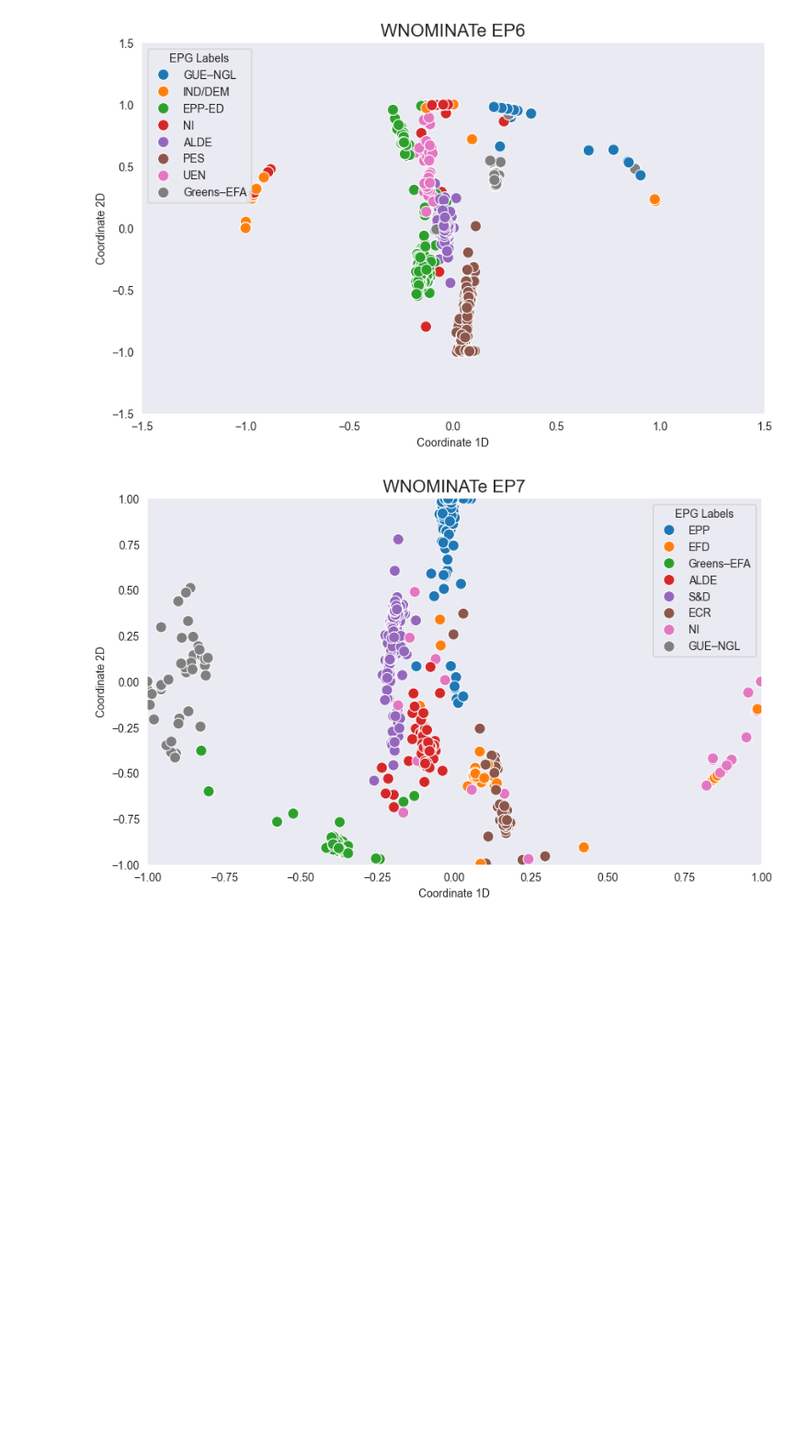
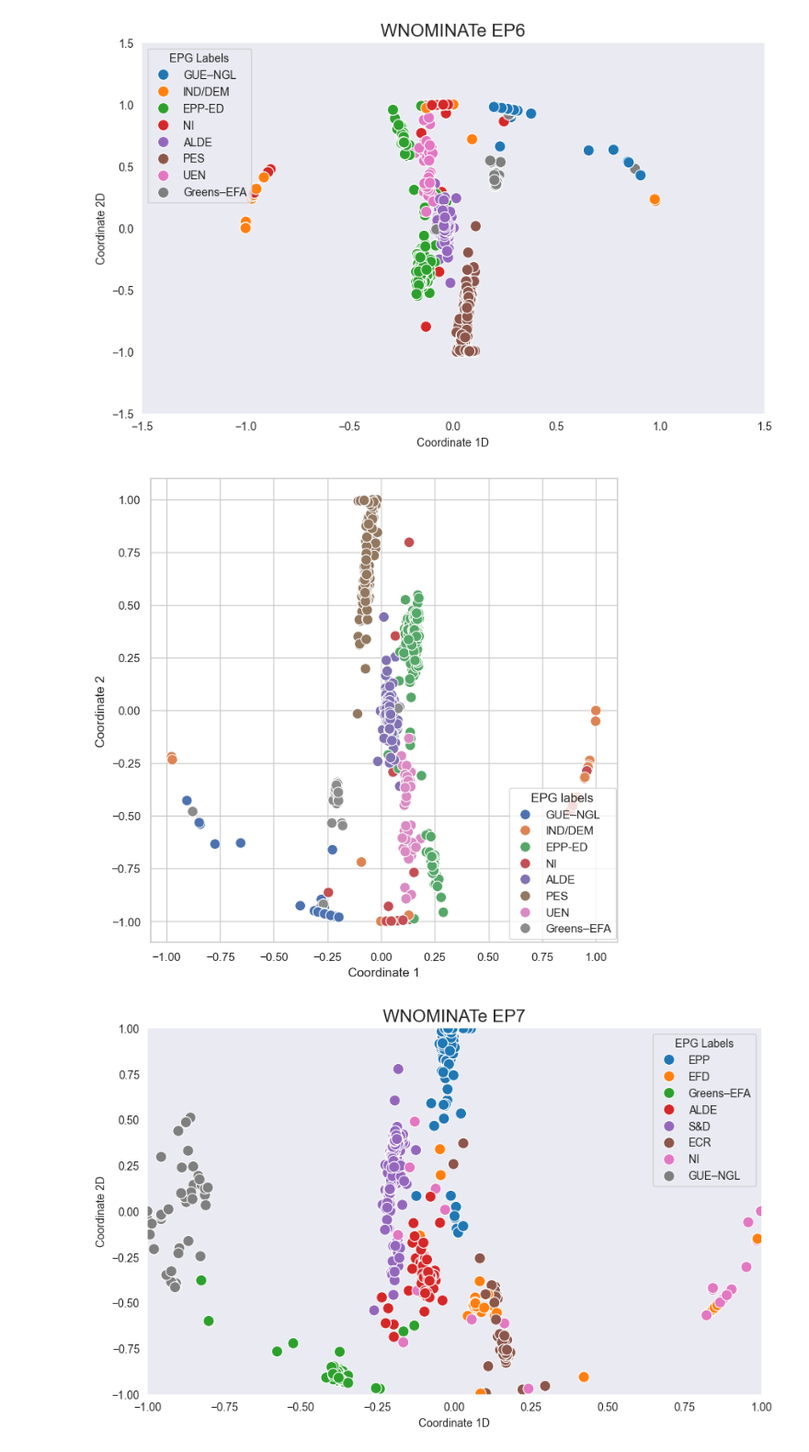
Before and after one commit to Mineranger1/EPVoteMonitor, a Jupyter notebook: wnominate graphs.ipynb, the cells around one changed output. Shown at 92% size. Saved outputs shown, nothing was run; the diff lists cells and outputs as text; code cells hidden in the pictures; blank space fills up the shorter version.

```diff
--- a/wnominate graphs.ipynb
+++ b/wnominate graphs.ipynb
@@ -56,6 +56,11 @@ wnominate8_2d
 | 856 | NaN | -0.306177 | 0.951975 |
 | 857 | NaN | 0.269950 | 0.060591 |
 858 rows × 3 columns
+# %%
+wnominate6_2d_flipped = wnominate6_2d.copy()
+# %%
+wnominate6_2d_flipped['coord2D'] = wnominate6_2d['coord2D']*(-1)
+wnominate6_2d_flipped['coord1D'] = wnominate6_2d['coord1D']*(-1)
 # %%
 plt.figure(figsize=(10, 6))
 
@@ -90,3 +124,24 @@ plt.show()
+# %%
+def wnominate (df):
+    plt.figure(figsize=(8, 8))
+    sns.scatterplot(data=df, x='coord1D', y='coord2D', hue='EPG', s=100)
+
+    plt.xlabel("Coordinate 1")
+    plt.ylabel("Coordinate 2")
+
+    # Apply minimal theme
+    sns.set(style="whitegrid")
+
+    # Add legend
+    plt.legend(title="EPG labels",loc='lower right', bbox_to_anchor=(1.01, -0.005), ncol=1)
+    plt.savefig(os.path.join("Graphs", "WNOMINATEflipped2d.png"), dpi=300)
+
+    # Show plot
+    plt.show()
+# %%
+wnominate(wnominate6_2d_flipped)
+# %% [output]
+[figure, added]
 # %%
 plt.figure(figsize=(10, 6))
 
```
Also changed, not shown: parts of 1 cell of this notebook, 11 other files.
